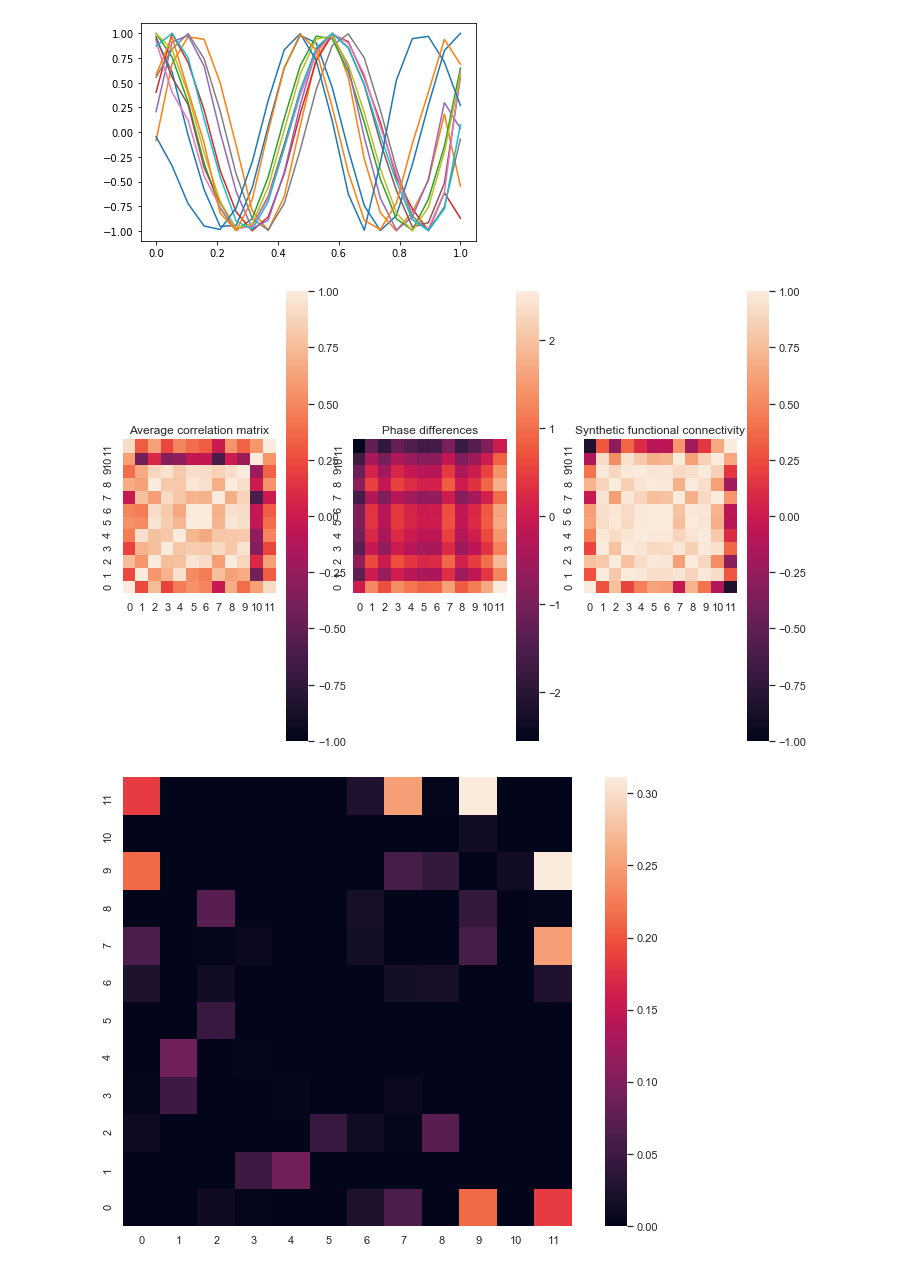
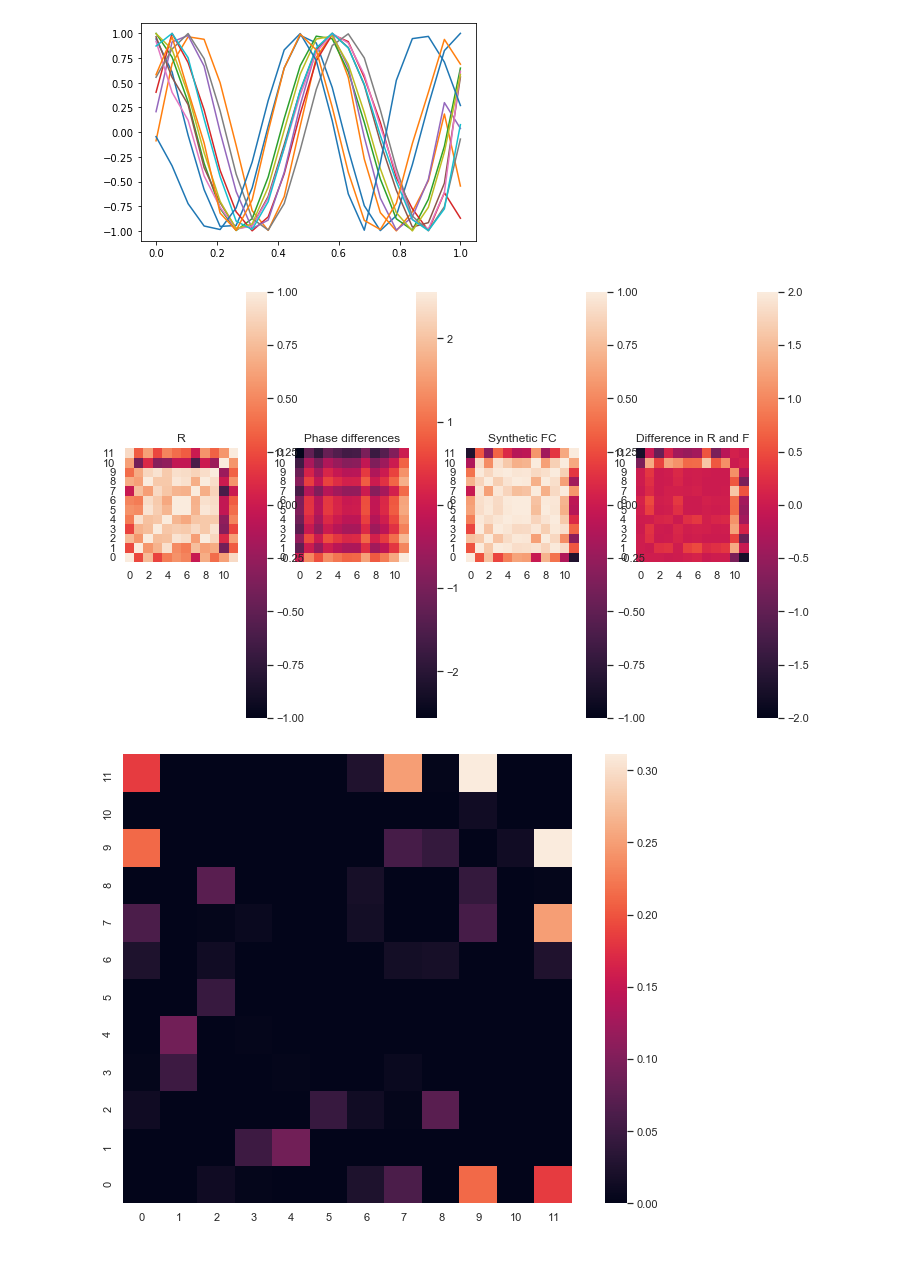
Before and after one commit to rnartallo/kuramotocontrol, a Jupyter notebook: BrainNetwork.ipynb, the cells around one changed output. Saved outputs shown, nothing was run; the diff lists cells and outputs as text; code cells hidden in the pictures.

```diff
--- a/BrainNetwork.ipynb
+++ b/BrainNetwork.ipynb
@@ -55,31 +55,34 @@ instantaneous_phase_no_mod = KFB.RemoveBounds(instantaneous_phase)
 # %%
 Cos_Phase_Differences = np.zeros((N,N,20))
 Phase_Differences = np.zeros((N,N,20))
 for i in range(0,20):
     for j in range(0,N):
         for k in range(0,N):
             Cos_Phase_Differences[j][k][i] = np.cos(instantaneous_phase[i][k]-instantaneous_phase[i][j])
             Phase_Differences[j][k][i] = instantaneous_phase[i][k]-instantaneous_phase[i][j]
 Average_Cos_Phase_Difference = np.mean(Cos_Phase_Differences,axis=2)
 Average_Phase_Difference = np.mean(Phase_Differences,axis=2)
 C = KFB.CalculateCFromMeanPhaseDiff(Average_Phase_Difference)
 EstimatedPhases = GPM.GPMAlgorithm(C)
 x_min_brain = KFB.CalculateXMinFromPhases(EstimatedPhases)
 SyntheticFC = KFB.CalculateCorrelationMatrix(x_min_brain)
 sns.set(rc={'figure.figsize':(11.7,8.27)})
-fig, (ax1, ax2,ax3) = plt.subplots(1,3)
+fig, (ax1, ax2,ax3,ax4) = plt.subplots(1,4)
 ax1= sns.heatmap(Average_Cos_Phase_Difference.T,ax=ax1,square=True,vmin=-1,vmax=1)
 ax1.invert_yaxis()
 ax2= sns.heatmap(Average_Phase_Difference.T,ax=ax2,square=True)
 ax2.invert_yaxis()
 ax3= sns.heatmap(SyntheticFC.T,ax=ax3,square=True,vmin=-1,vmax=1)
 ax3.invert_yaxis()
-ax1.title.set_text('Average correlation matrix')
+ax4= sns.heatmap(SyntheticFC.T-Average_Cos_Phase_Difference.T,ax=ax4,square=True,vmin=-2,vmax=2)
+ax4.invert_yaxis()
+ax1.title.set_text('R')
 ax2.title.set_text('Phase differences')
-ax3.title.set_text('Synthetic functional connectivity')
+ax3.title.set_text('Synthetic FC')
+ax4.title.set_text('Difference in R and F')
 plt.show()
 # %% [output]
-[figure, old version]
+[figure, new version]
 # %%
 SC_DF = pd.read_csv('StructuralConnectivity.csv',header=None)
 SCMatrix = np.array(SC_DF)
```
Also changed, not shown: parts of 8 cells of this notebook, 2 other files.
